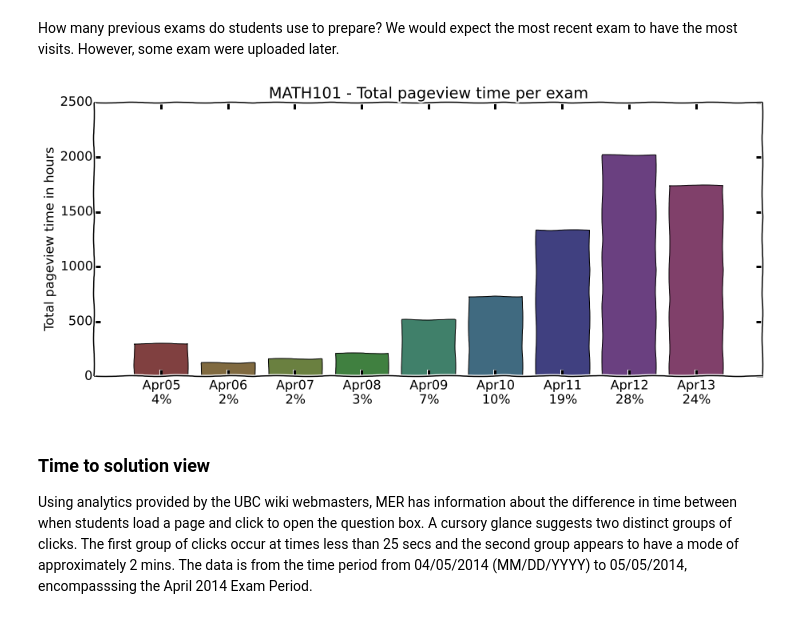
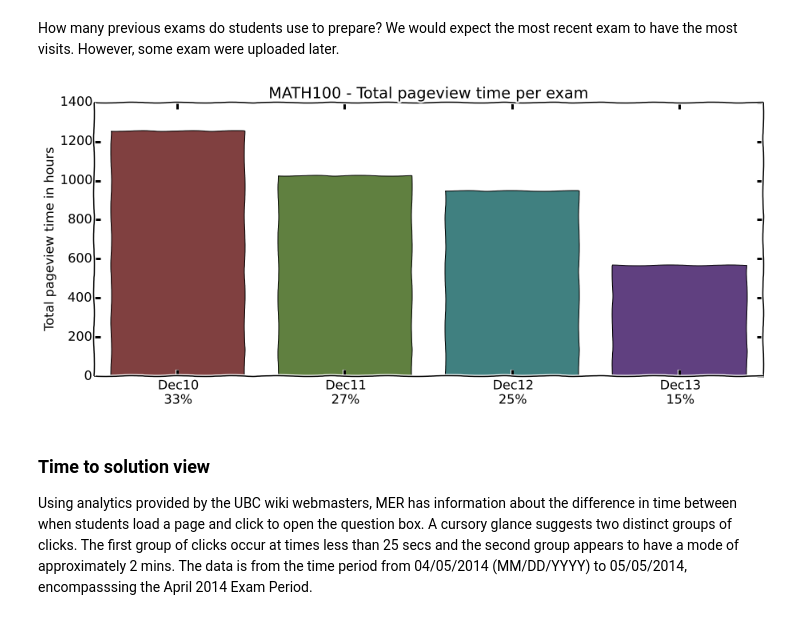
Before and after one commit to MathEducationResources/google-analytics, a Jupyter notebook: mer_py_google_analytics.ipynb, the cells around one changed output. Saved outputs shown, nothing was run; the diff lists cells and outputs as text; code cells hidden in the pictures.

Commit message:
Adds data and analysis for Fall 2014 term. Minor cleanup of scripts.

```diff
--- a/mer_py_google_analytics.ipynb
+++ b/mer_py_google_analytics.ipynb
@@ -34,10 +34,10 @@ matplotlib.pyplot.xkcd(scale=0.5, length=100, randomness=5); matplotlib.rcParams
 # %% [markdown]
 Load data set, then do some clean up to reduce down to only valid course names.
 # %%
-dict_all,date_clicks,num_clicks = data_to_dict_clickdates_clickscount('MER_20141201.csv')
+dict_all,date_clicks,num_clicks = data_to_dict_clickdates_clickscount('Analytics_all.csv')
 clean_dict(dict_all,['MATH100','MATH101','MATH102','MATH103','MATH104','MATH105','MATH110','MATH152', 'MATH200','MATH215','MATH220','MATH221','MATH253','MATH257','MATH307','MATH312','MATH437'])
 current_term_dict = dict(dict_all)
-clean_dict(current_term_dict,['MATH101'])#,'MATH103','MATH105','MATH110','MATH152','MATH215','MATH220'])
+clean_dict(current_term_dict,['MATH100'])#,'MATH103','MATH105','MATH110','MATH152','MATH215','MATH220'])
 # %% [markdown]
 ## Total number of clicks
 # %% [markdown]
@@ -72,0 +75,9 @@ handles, labels = ax.get_legend_handles_labels(); plt.savefig('total_number_of_c
+# %%
+dict_current, date_clicks_current, num_clicks_current = data_to_dict_clickdates_clickscount('Analytics_Fall2014.csv')
+clean_dict(dict_current, ['MATH100','MATH101','MATH102','MATH103','MATH104','MATH105','MATH110','MATH152', 'MATH200','MATH215','MATH220','MATH221','MATH253','MATH257','MATH307','MATH312','MATH437'])
+matplotlib.rcParams['font.size'] = 16
+
+plt.figure(figsize(8,8))
+plot_pie_chart_time_spent_on_course(dict_current,0.02,[mainColour,secondColour1,secondColour2])
+plt.savefig('total_time_per_course.png', bbox_inches='tight')
+plt.show()
@@ -86,14 +101,14 @@ How many previous exams do students use to prepare? We would expect the most rec
 # %%
 plt.figure(figsize(15,50))
 plt.subplots_adjust(hspace=0.6)
 for count, course in enumerate(list_courses(current_term_dict)):
-    if not course in ['MATH101']:
+    if not course in ['MATH100']:
         continue
     plt.subplot(3,1,count+1)
     plot_visit_duration_dist(current_term_dict, course, 'bar')
 plt.subplots_adjust(left = 0.125, right= 0.9, bottom = 0.5, top = 0.9, wspace = 0.5, hspace = 0.6)
 # %% [output]
-[figure, old version]
+[figure, new version]
 # %% [markdown]
 ### Time to solution view
 
```
Also changed, not shown: parts of 7 cells of this notebook, 11 other files.
